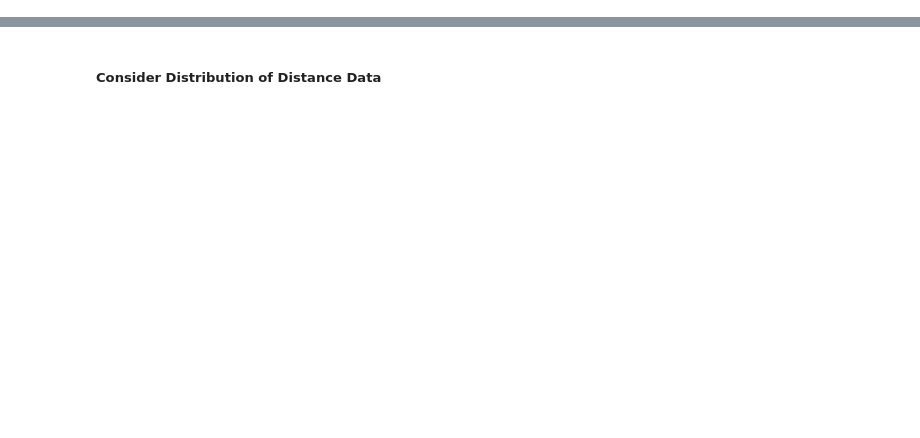
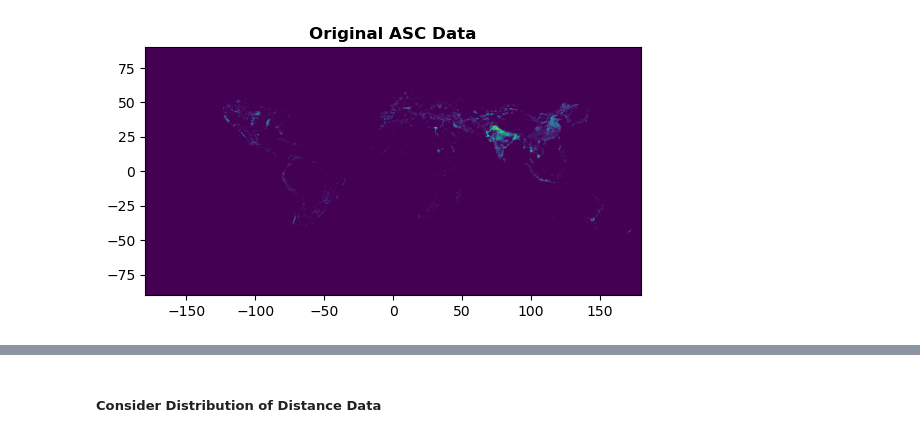
Before and after one commit to rellimylime/Africa_Irrigation, a Jupyter notebook: Code/1_analyze_data/4_Dams.ipynb, the cells around one changed output, grey strips where cells are left out. Drawn from its saved outputs; the diff is of its cells as text; code cells hidden in the pictures; blank space fills up the shorter version.

Commit message:
Bug fixes and Dam analysis updats

```diff
--- a/Code/1_analyze_data/4_Dams.ipynb
+++ b/Code/1_analyze_data/4_Dams.ipynb
@@ -124,0 +55,87 @@ print(f"Targeting Ratio: {targeting_ratio}")
+# %%
+# Load and Read the ASC file
+asc_file_path = resolve_path(config['Africa_AEI_2015_asc_path'])
+
+with rasterio.open(asc_file_path) as src:
+    asc_data = src.read(1)  # Read the first band
+    asc_meta = src.meta
+    print(asc_meta)
+    show(src, title="Original ASC Data")
+
+# Define the bounding box for Africa
+africa_bbox = (-18.0, -35.0, 52.0, 38.0)  # (min_lon, min_lat, max_lon, max_lat)
+
+# Create a bounding box geometry
+bbox_geom = box(*africa_bbox)
+geo = gpd.GeoDataFrame({'geometry': [bbox_geom]}, index=[0], crs='EPSG:4326')
+
+# Reproject the bounding box to the ASC file CRS if necessary
+if asc_meta['crs'] != geo.crs:
+    geo = geo.to_crs(crs=asc_meta['crs'])
+
+# Crop the ASC data using the bounding box
+with rasterio.open(asc_file_path) as src:
+    out_image, out_transform = mask(src, [bbox_geom], crop=True)
+    out_meta = src.meta.copy()
+    out_meta.update({
+        "driver": "GTiff",
+        "height": out_image.shape[1],
+        "width": out_image.shape[2],
+        "transform": out_transform
+    })
+
+# Save the cropped ASC data to a new file
+cropped_asc_path = resolve_path(config['AEI_2015_cropped_tif_path'])
+with rasterio.open(cropped_asc_path, 'w', **out_meta) as dest:
+    dest.write(out_image)
+
+# Convert the cropped ASC data to GeoDataFrame
+def raster_to_geodataframe(raster_path, crs):
+    with rasterio.open(raster_path) as src:
+        image = src.read(1)  # Read the first band
+        mask = image != src.nodata
+        results = (
+            {'properties': {'raster_val': v}, 'geometry': shape(s)}
+            for i, (s, v) in enumerate(shapes(image, mask=mask, transform=src.transform))
+        )
+        geoms = list(results)
+        gdf = gpd.GeoDataFrame.from_features(geoms)
+        gdf.crs = crs
+    return gdf
+
+gdf_cropped_asc = raster_to_geodataframe(cropped_asc_path, asc_meta['crs'])
+print(gdf_cropped_asc.head())
+
+# Plot the cropped GeoDataFrame
+fig, ax = plt.subplots(figsize=(10, 10))
+gdf_cropped_asc.boundary.plot(ax=ax, linewidth=1, edgecolor='blue', alpha=0.5, label='Cropped ASC Data')
+plt.title('Cropped ASC Data')
+plt.legend()
+plt.show()
+
+# Reproject the cropped GeoDataFrame to a new CRS (EPSG:3857)
+gdf_cropped_asc_reprojected = gdf_cropped_asc.to_crs(epsg=3857)
+
+# Print CRS and bounding box after reprojection
+print("Reprojected CRS:", gdf_cropped_asc_reprojected.crs)
+print("Reprojected Bounding Box:", gdf_cropped_asc_reprojected.total_bounds)
+
+# Plot the reprojected GeoDataFrame
+fig, ax = plt.subplots(figsize=(10, 10))
+gdf_cropped_asc_reprojected.boundary.plot(ax=ax, linewidth=1, edgecolor='red', alpha=0.5, label='Reprojected Cropped ASC Data')
+plt.title('Reprojected Cropped ASC Data')
+plt.legend()
+plt.show()
+
+# Inspect some geometries before and after reprojection
+print("Original Geometries:\n", gdf_cropped_asc.geometry.head())
+print("Reprojected Geometries:\n", gdf_cropped_asc_reprojected.geometry.head())
+
+# Define the path to save the GeoPackage
+geopackage_path = resolve_path(config['AEI_2015_reproj_gpkg_path'])
+
+# Save the reprojected GeoDataFrame as a GeoPackage
+gdf_cropped_asc_reprojected.to_file(geopackage_path, driver="GPKG")
+
+print(f"GeoPackage saved to: {geopackage_path}")
+# %% [output]
@@ -124,0 +144 @@ print(f"Targeting Ratio: {targeting_ratio}")
+[figure, added]
```
Also changed, not shown: parts of 31 cells of this notebook, 3 other files.
